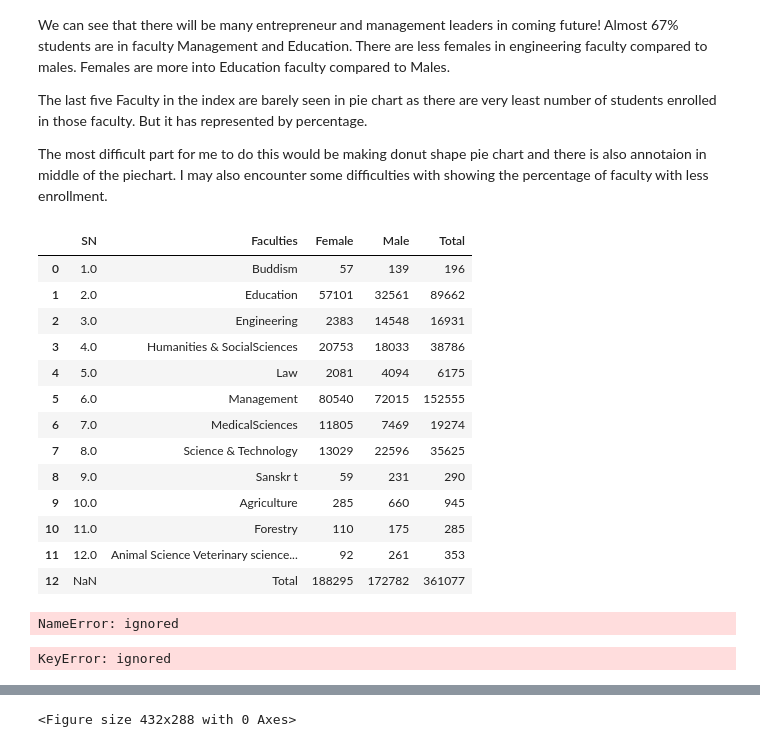
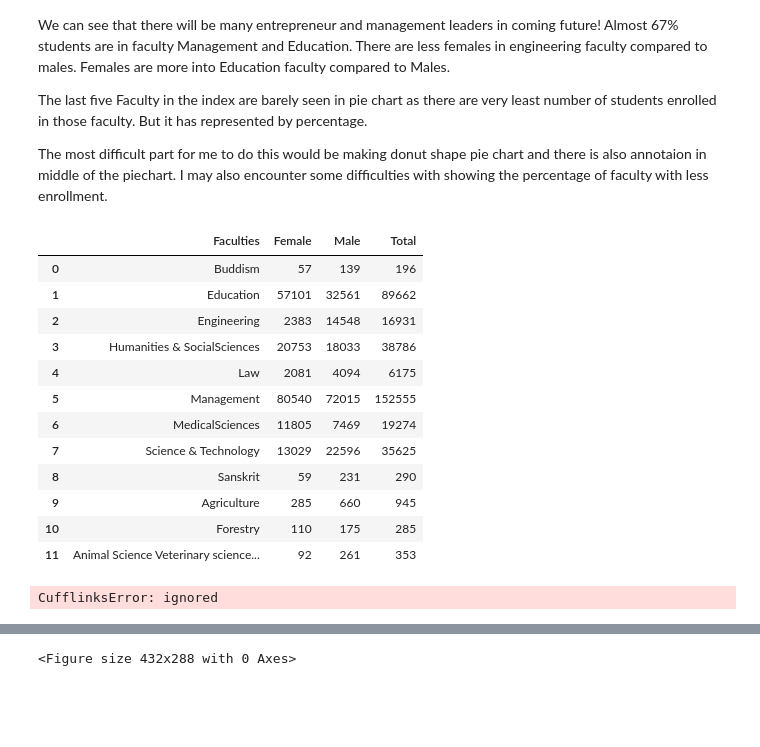
Before and after one commit to bidhan7/Data-Processing-Visualization-, a Jupyter notebook: Recreating the Masters.ipynb, the cells around one changed output, grey strips where cells are left out. Drawn from its saved outputs; the diff is of its cells as text; code cells hidden in the pictures; blank space fills up the shorter version.

```diff
--- a/Recreating the Masters.ipynb
+++ b/Recreating the Masters.ipynb
@@ -34,19 +34,21 @@ from bs4 import BeautifulSoup #Used for a web scraping purposes to pull the data
 import re
 # %%
 df=read_csv("/content/Faculty-Wise Student Enrollment of Higher Education in 2074 BS.csv")
+df = df.dropna()
+df = df.drop(columns='SN')
+df['Faculties'] = df['Faculties'].replace({'Sanskr t':'Sanskrit'})
 df
 # %% [output]
-|  | SN | Faculties | Female | Male | Total |
-| 0 | 1.0 | Buddism | 57 | 139 | 196 |
-| 1 | 2.0 | Education | 57101 | 32561 | 89662 |
-| 2 | 3.0 | Engineering | 2383 | 14548 | 16931 |
-| 3 | 4.0 | Humanities & SocialSciences | 20753 | 18033 | 38786 |
-| 4 | 5.0 | Law | 2081 | 4094 | 6175 |
-| 5 | 6.0 | Management | 80540 | 72015 | 152555 |
-| 6 | 7.0 | MedicalSciences | 11805 | 7469 | 19274 |
-| 7 | 8.0 | Science & Technology | 13029 | 22596 | 35625 |
-| 8 | 9.0 | Sanskr t | 59 | 231 | 290 |
-| 9 | 10.0 | Agriculture | 285 | 660 | 945 |
-| 10 | 11.0 | Forestry | 110 | 175 | 285 |
-| 11 | 12.0 | Animal Science Veterinary science... | 92 | 261 | 353 |
-| 12 | NaN | Total | 188295 | 172782 | 361077 |
+|  | Faculties | Female | Male | Total |
+| 0 | Buddism | 57 | 139 | 196 |
+| 1 | Education | 57101 | 32561 | 89662 |
+| 2 | Engineering | 2383 | 14548 | 16931 |
+| 3 | Humanities & SocialSciences | 20753 | 18033 | 38786 |
+| 4 | Law | 2081 | 4094 | 6175 |
+| 5 | Management | 80540 | 72015 | 152555 |
+| 6 | MedicalSciences | 11805 | 7469 | 19274 |
+| 7 | Science & Technology | 13029 | 22596 | 35625 |
+| 8 | Sanskrit | 59 | 231 | 290 |
+| 9 | Agriculture | 285 | 660 | 945 |
+| 10 | Forestry | 110 | 175 | 285 |
+| 11 | Animal Science Veterinary science... | 92 | 261 | 353 |
@@ -53,16 +64,6 @@ df
 # %%
-import io
-df2 = pd.read_csv(io.BytesIO(uploaded['Faculty-Wise Student Enrollment of Higher Education in 2074 BS.csv']))
-df2
+df.iplot(x='Faculties', y=['Female','Male'], kind='pie', xTitle='Faculty-Wise Student Enrollment of Higher Education in 2074 BS')
 # %% [output]
-NameError: ignored
+CufflinksError: ignored
-# %%
-df2 = df2.dropna()
-df2 = df2.drop(columns=['SN'])
-df2['Faculties'] = df2['Faculties'].replace({'Sanskr t':'Sanskrit'})
-
-df2.iplot(x='Faculties', y=['Female','Male'], kind='bar', xTitle='Faculty-Wise Student Enrollment of Higher Education in 2074 BS')
-# %% [output]
-KeyError: ignored
 # %%
 
```
Also changed, not shown: parts of 2 cells of this notebook.
